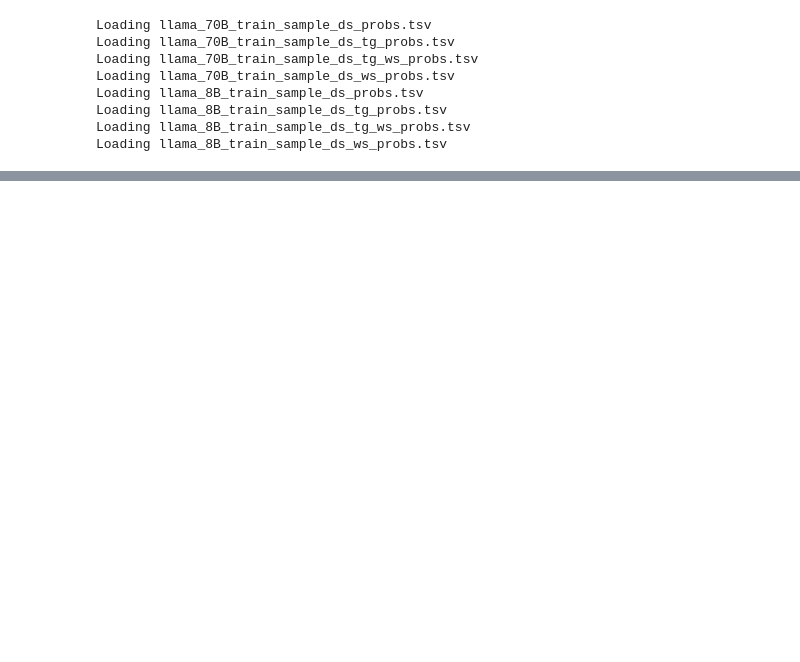
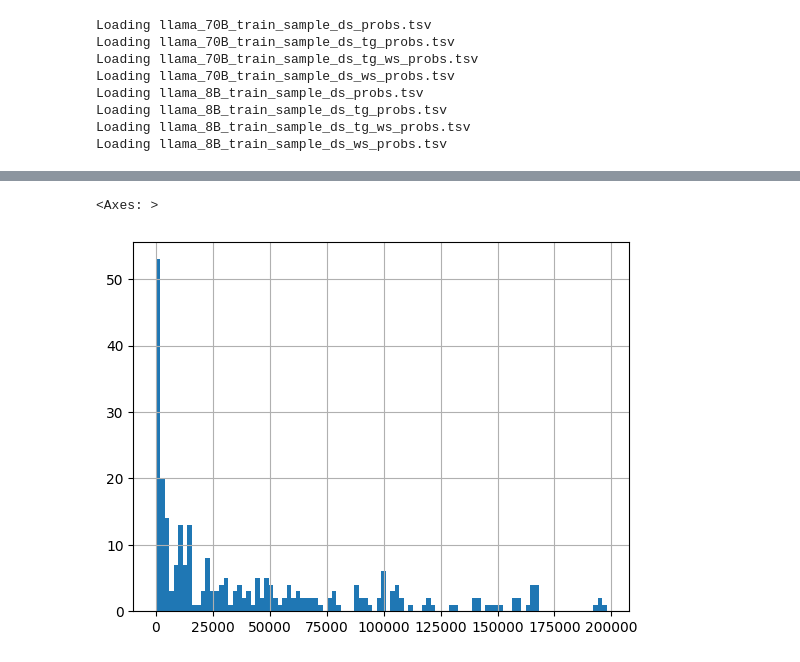
Before and after one commit to b-l-a-i-n/knowledge_fusion, a Jupyter notebook: notebooks/wikimedia.ipynb, the cells around one changed output, grey strips where cells are left out. Drawn from its saved outputs; the diff is of its cells as text; code cells hidden in the pictures; blank space fills up the shorter version.

```diff
--- a/notebooks/wikimedia.ipynb
+++ b/notebooks/wikimedia.ipynb
@@ -249,0 +260,5 @@ default_evaluation(df_new["correct"], df_new["ws_prediction"])
+# %%
+df_ds_true[df_ds_true.ds_popularity < 0.2e6].ds_popularity.hist(bins=100)
+# %% [output]
+<Axes: >
+[figure, added]
```
Also changed, not shown: parts of 14 cells of this notebook.
